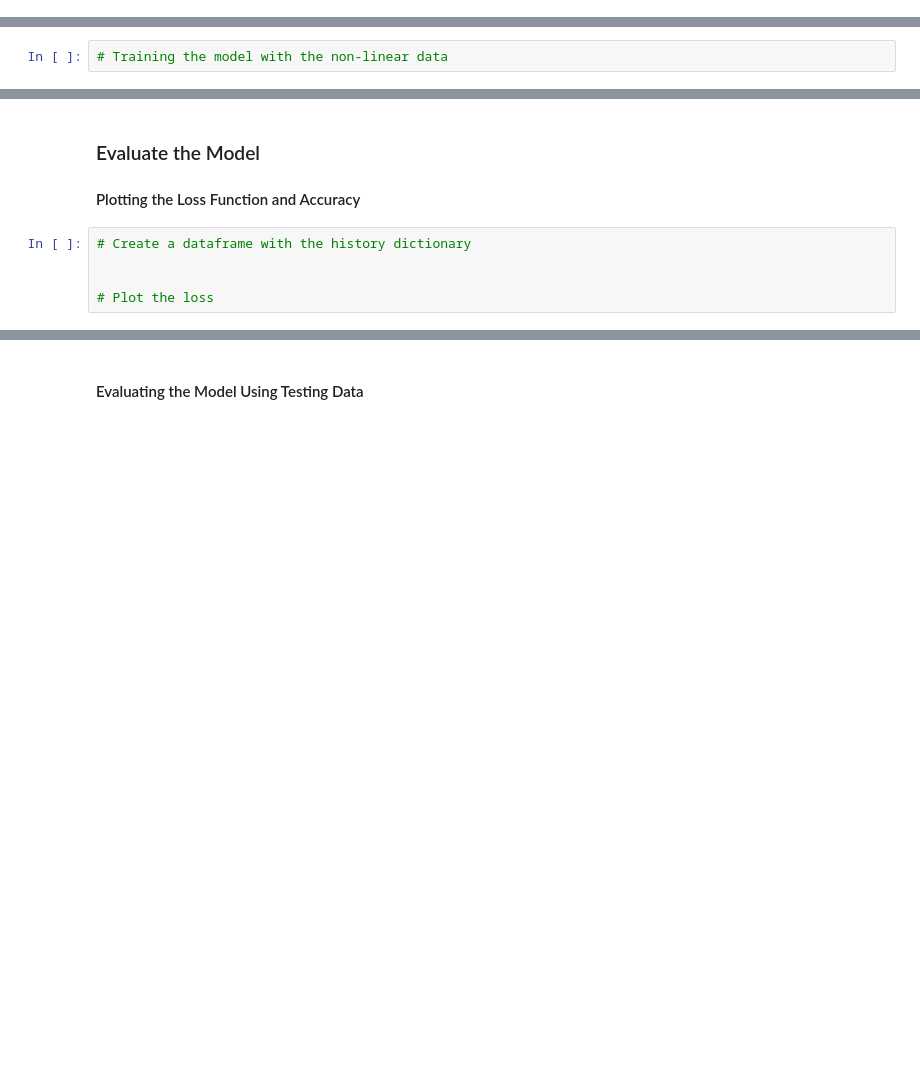
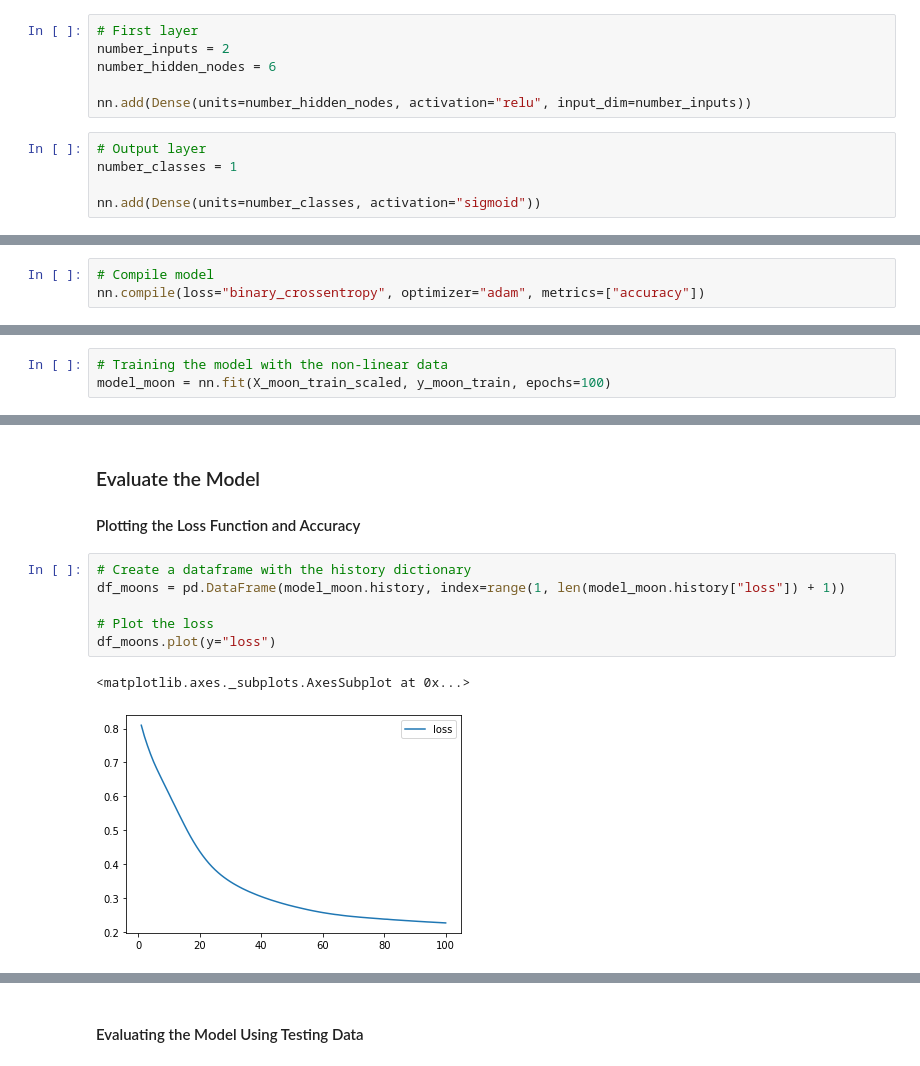
Before and after one commit to ruedas91/FinTechruedas, a Jupyter notebook: neural_network.ipynb, the cells around one changed output, grey strips where cells are left out. Drawn from its saved outputs; the diff is of its cells as text; blank space fills up the shorter version.

```diff
--- a/neural_network.ipynb
+++ b/neural_network.ipynb
@@ -186,2 +241,13 @@ Epoch 100/100
+# %%
+# First layer
+number_inputs = 2
+number_hidden_nodes = 6
+
+nn.add(Dense(units=number_hidden_nodes, activation="relu", input_dim=number_inputs))
+# %%
+# Output layer
+number_classes = 1
+
+nn.add(Dense(units=number_classes, activation="sigmoid"))
 # %% [markdown]
  ### Fit the Model
@@ -187,0 +273,3 @@ Epoch 100/100
+# %%
+# Compile model
+nn.compile(loss="binary_crossentropy", optimizer="adam", metrics=["accuracy"])
@@ -188,2 +278,3 @@ Epoch 100/100
 # %%
 # Training the model with the non-linear data
+model_moon = nn.fit(X_moon_train_scaled, y_moon_train, epochs=100)
@@ -193,8 +302,12 @@ Epoch 100/100
  #### Plotting the Loss Function and Accuracy
 # %%
 # Create a dataframe with the history dictionary
-
+df_moons = pd.DataFrame(model_moon.history, index=range(1, len(model_moon.history["loss"]) + 1))
 
 # Plot the loss
+df_moons.plot(y="loss")
+# %% [output]
+<matplotlib.axes._subplots.AxesSubplot at 0x...>
+[figure, added]
 # %%
 # Plot the accuracy
```
Also changed, not shown: parts of 24 cells of this notebook.
